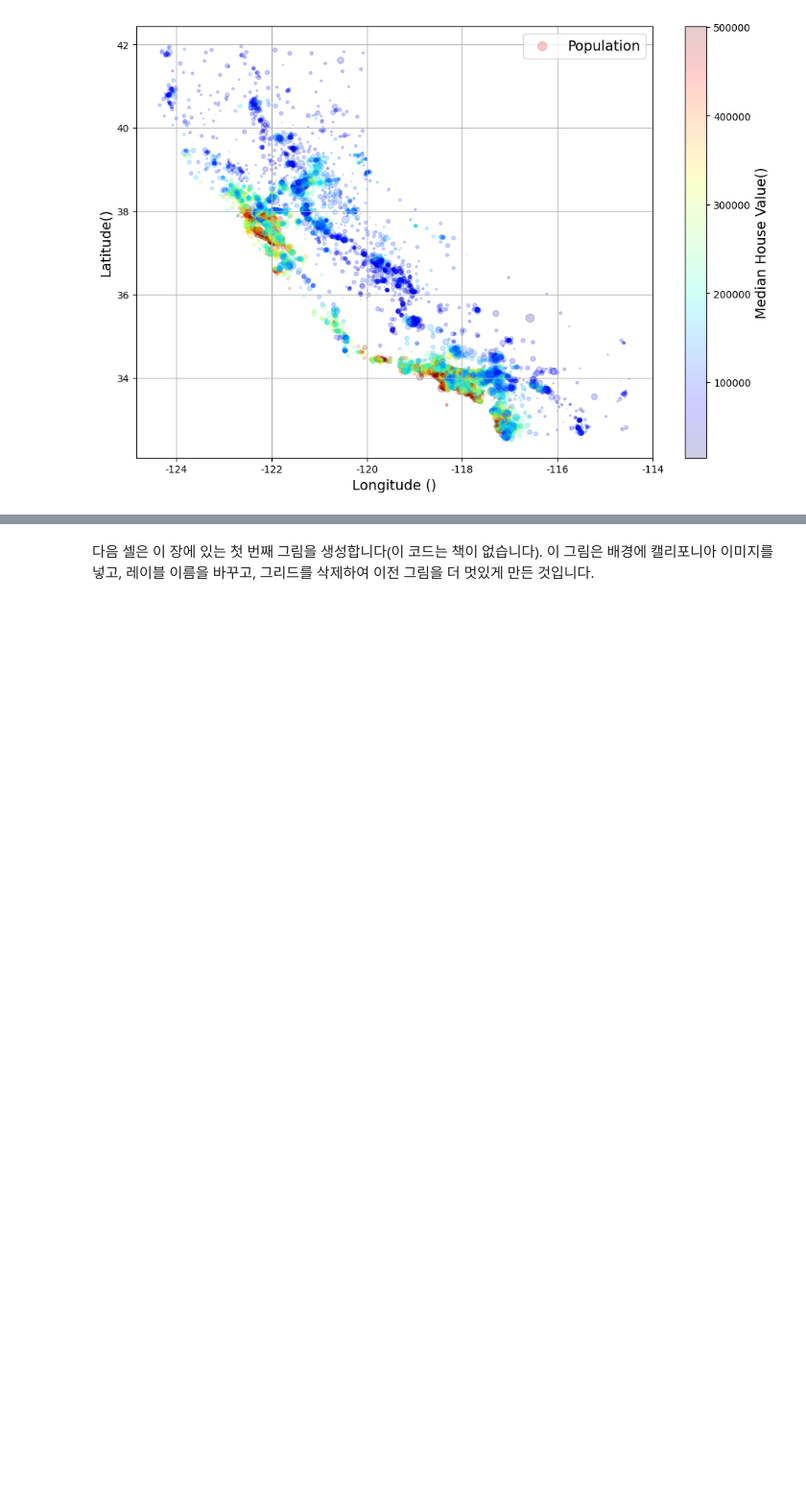
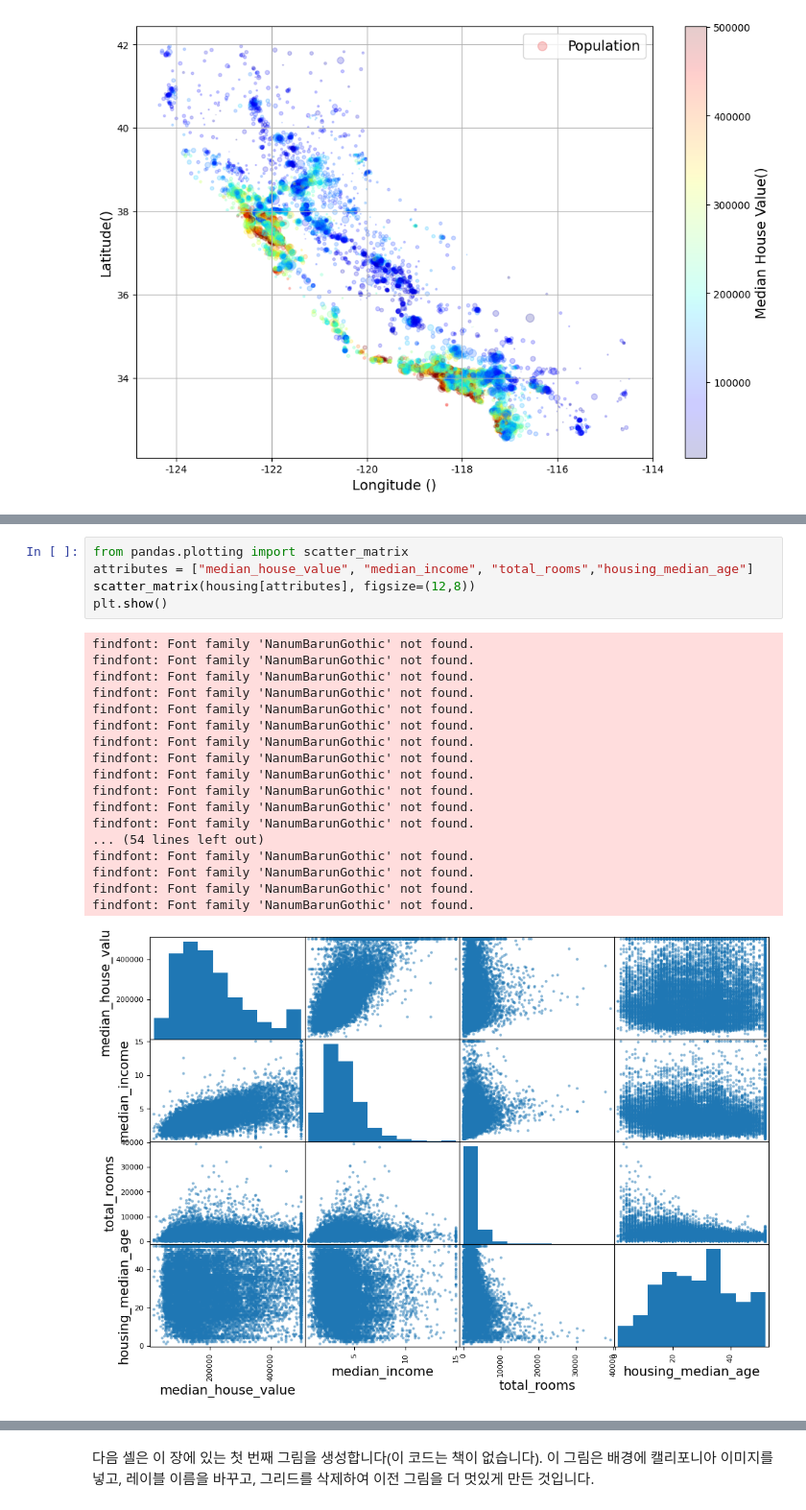
Before and after one commit to aaronkr-classroom/2-end-to-end-ml-starman1643, a Jupyter notebook: 02_end_to_end_machine_learning_project.ipynb, the cells around one changed output, grey strips where cells are left out. Shown at 96% size. Cells and saved outputs as stored; diff of their text form; blank space fills up the shorter version.

```diff
--- a/02_end_to_end_machine_learning_project.ipynb
+++ b/02_end_to_end_machine_learning_project.ipynb
@@ -456,0 +471,24 @@ findfont: Font family 'NanumBarunGothic' not found.
+# %%
+from pandas.plotting import scatter_matrix
+attributes = ["median_house_value", "median_income", "total_rooms","housing_median_age"]
+scatter_matrix(housing[attributes], figsize=(12,8))
+plt.show()
+# %% [output]
+findfont: Font family 'NanumBarunGothic' not found.
+findfont: Font family 'NanumBarunGothic' not found.
+findfont: Font family 'NanumBarunGothic' not found.
+findfont: Font family 'NanumBarunGothic' not found.
+findfont: Font family 'NanumBarunGothic' not found.
+findfont: Font family 'NanumBarunGothic' not found.
+findfont: Font family 'NanumBarunGothic' not found.
+findfont: Font family 'NanumBarunGothic' not found.
+findfont: Font family 'NanumBarunGothic' not found.
+findfont: Font family 'NanumBarunGothic' not found.
+findfont: Font family 'NanumBarunGothic' not found.
+findfont: Font family 'NanumBarunGothic' not found.
+... (54 lines left out)
+findfont: Font family 'NanumBarunGothic' not found.
+findfont: Font family 'NanumBarunGothic' not found.
+findfont: Font family 'NanumBarunGothic' not found.
+findfont: Font family 'NanumBarunGothic' not found.
+[figure, added]
```
Also changed, not shown: parts of 18 cells of this notebook, 2 other files.
